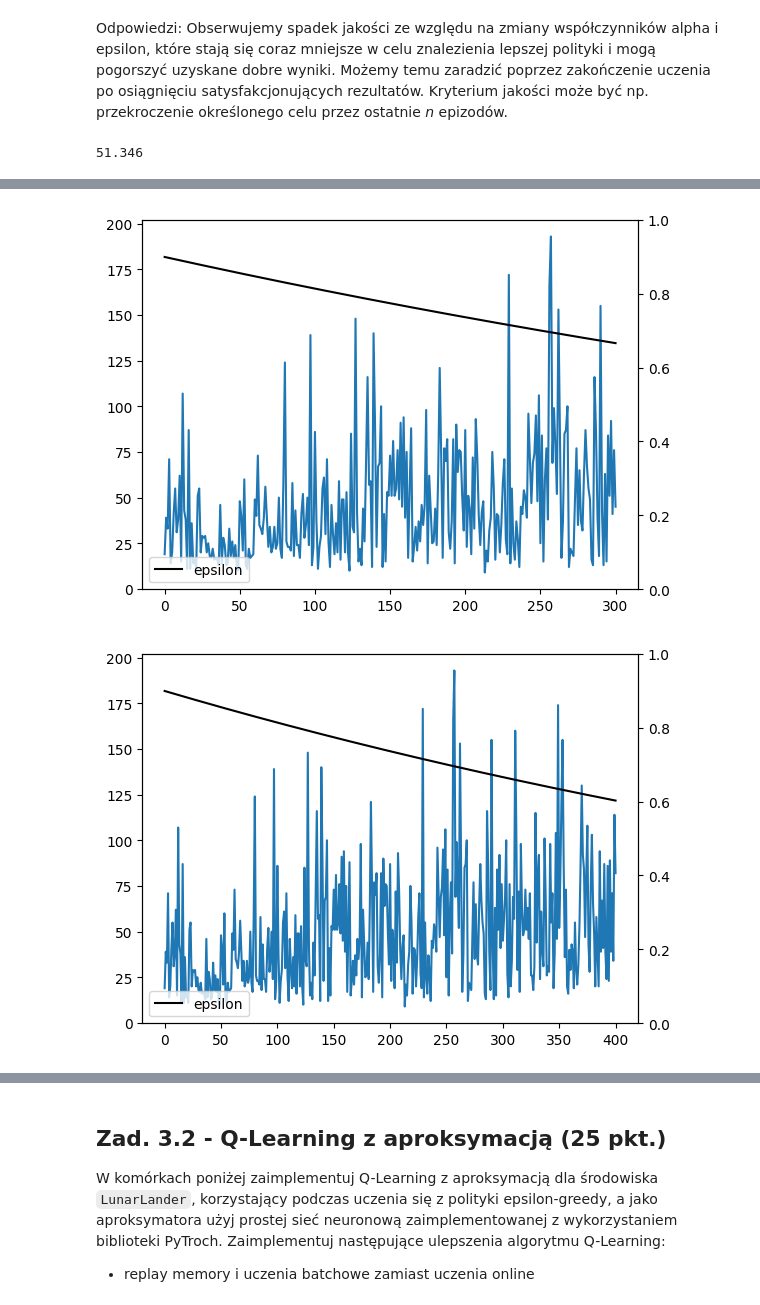
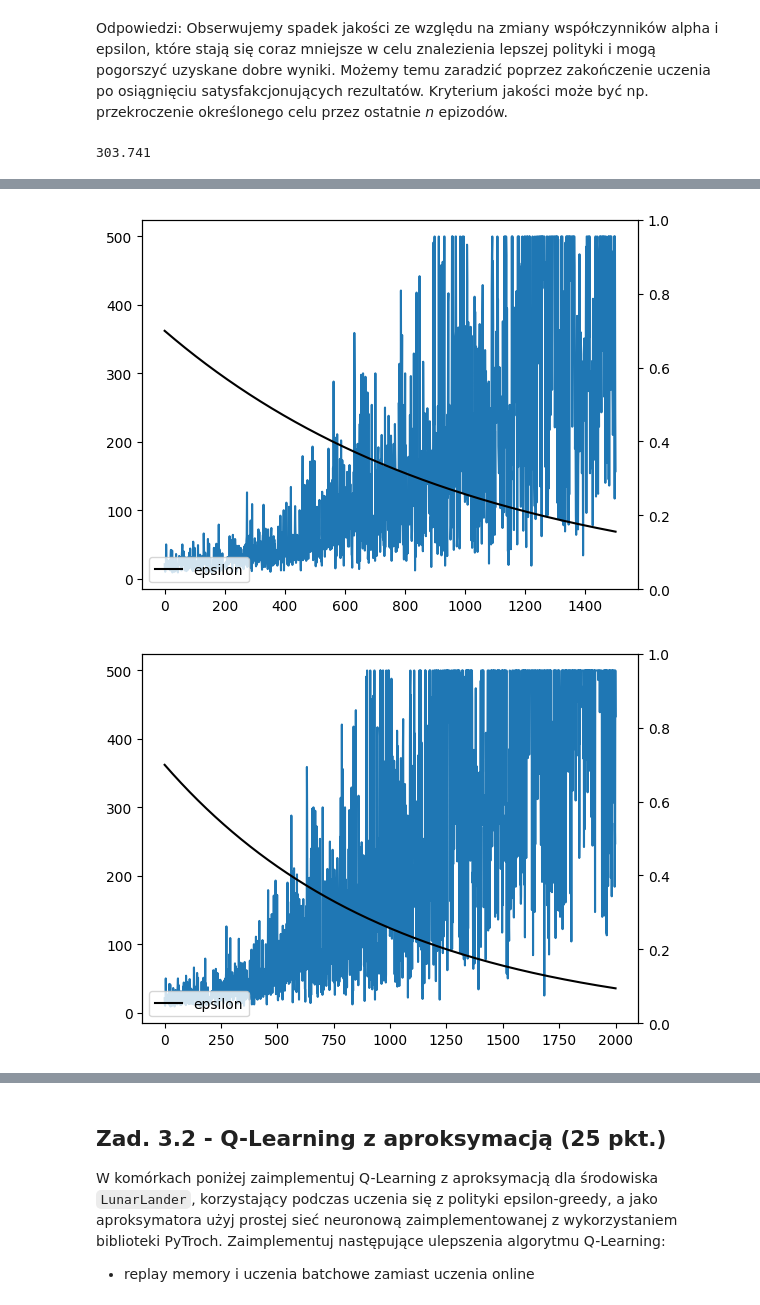
Before and after one commit to Michu-dev/ai-university-labs, a Jupyter notebook: Reinforcement Learning/homework-3-qlearning.ipynb, the cells around one changed output, grey strips where cells are left out. Drawn from its saved outputs; the diff is of its cells as text; code cells hidden in the pictures.

```diff
--- a/Reinforcement Learning/homework-3-qlearning.ipynb
+++ b/Reinforcement Learning/homework-3-qlearning.ipynb
@@ -27,8 +27,8 @@ import gymnasium as gym
 import pandas as pd
 import numpy as np
 
-env = gym.make("CartPole-v1")
-# env = gym.make("LunarLander-v2")
+# env = gym.make("CartPole-v1")
+env = gym.make("LunarLander-v2")
 observation = env.reset()
 for _ in range(1000):
     env.render()
@@ -153,15 +156,16 @@ Uwagi:
 Odpowiedzi: Obserwujemy spadek jakości ze względu na zmiany współczynników alpha i epsilon, które stają się coraz mniejsze w celu znalezienia lepszej polityki i mogą pogorszyć uzyskane dobre wyniki. Możemy temu zaradzić poprzez zakończenie uczenia po osiągnięciu satysfakcjonujących rezultatów. Kryterium jakości może być np. przekroczenie określonego celu przez ostatnie *n* epizodów.
 # %%
 class TabularQLearningAgent(Agent):
-    def __init__(self, env, alpha=0.3, gamma=1, epsilon=0.9, eps_decay=0.999, alpha_decay=0.999):
+    def __init__(self, env, alpha=0.3, gamma=1, epsilon=0.7, eps_decay=0.999, alpha_decay=0.999):
         super().__init__(env)
         self.alpha, self.gamma, self.epsilon, self.eps_decay, self.alpha_decay = alpha, gamma, epsilon, eps_decay, alpha_decay
-        self.maxes = np.array([4.8, 3, 0.42, 3])
-        self.ranges = np.array([30, 18, 10, 18])
+        self.maxes = np.array([4.8, 2, 0.42, 2])
+        self.ranges = np.array([10, 10, 20, 20])
         self.mins = -self.maxes
         np.random.seed(123)
         # print([env.action_space.n])
-        self.Q = np.random.uniform(low=0, high=3, size=(np.concatenate([self.ranges, [env.action_space.n]])))
+        self.Q = np.random.random_sample((*tuple(self.ranges.astype(int)), env.action_space.n))
+        # self.Q = np.random.uniform(low=0, high=3, size=(np.concatenate([self.ranges, [env.action_space.n]])))
         # print(self.Q)
 
     def discretize(self, obs, bin=10):
@@ -177,8 +181,8 @@ class TabularQLearningAgent(Agent):
     def process_transition(self, observation, action, reward, next_observation, done):
         s, s_next = self.discretize(observation), self.discretize(next_observation)
         if done:
-            self.epsilon = max(self.epsilon * self.eps_decay, 0.1)
-            self.alpha = max(self.alpha * self.alpha_decay, 0.1)
+            self.epsilon = max(self.epsilon * self.eps_decay, 0)
+            self.alpha = max(self.alpha * self.alpha_decay, 0)
         max_future_q = np.max(self.Q[s_next])
         current_q = self.Q[s + (action,)]
         new_q = (1 - self.alpha) * current_q + self.alpha * (reward + self.gamma * max_future_q)
@@ -186,17 +190,17 @@ class TabularQLearningAgent(Agent):
         # self.Q[s][action] += self.alpha * (reward + self.gamma * np.max(self.Q[s_next]) - self.Q[s][action])
 
     def get_action(self, observation, learning):
-        if learning and np.random.random() < self.epsilon:
+        if learning and np.random.rand() < self.epsilon:
+            a = np.random.randint(self.action_space.n)
+        else:
             s = self.discretize(observation)
             a = np.argmax(self.Q[s])
-        else:
-            a = np.random.randint(self.action_space.n)
         return a
 # %%
 # Uczenie/testowania agenta
 env = gym.make("CartPole-v1")
 agent = TabularQLearningAgent(env)
-rewards = run_agent_in_env(env, agent, 500, learning=True, plot=True, plot_interval=100)
-# print(np.mean(np.array(rewards)))
+rewards = run_agent_in_env(env, agent, 3000, learning=True, plot=True, plot_interval=500)
+print(np.mean(np.array(rewards)))
 # %% [output]
-51.346
+303.741
@@ -206,2 +210,2 @@ rewards = run_agent_in_env(env, agent, 500, learning=True, plot=True, plot_inter
-[figure, old version]
+[figure, new version]
-[figure, old version]
+[figure, new version]
```
Also changed, not shown: parts of 6 cells of this notebook, 3 other files.
